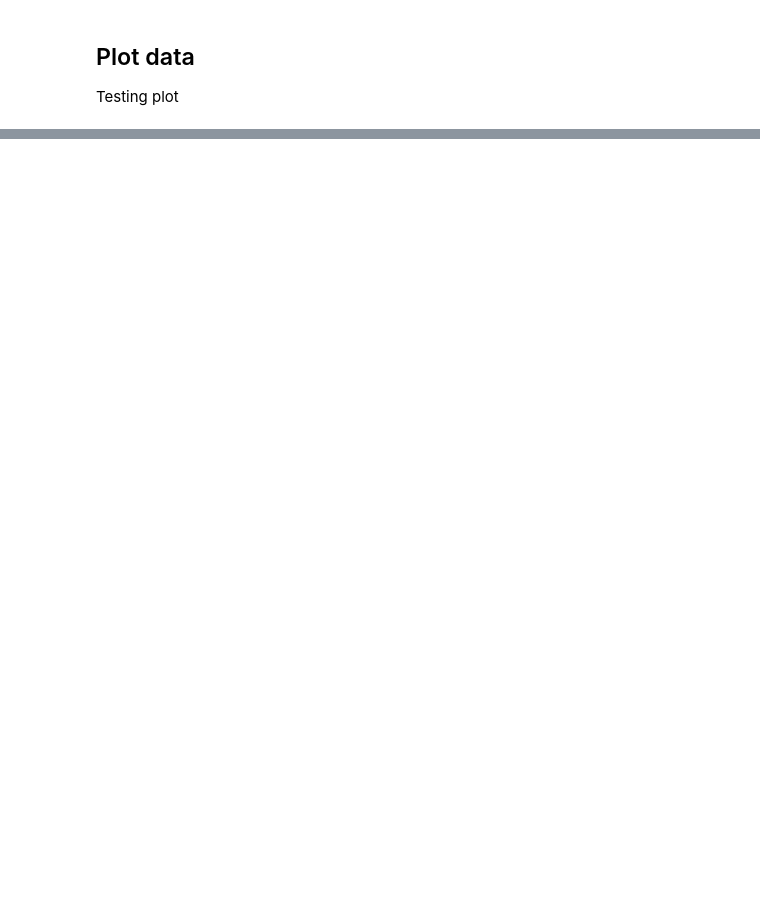
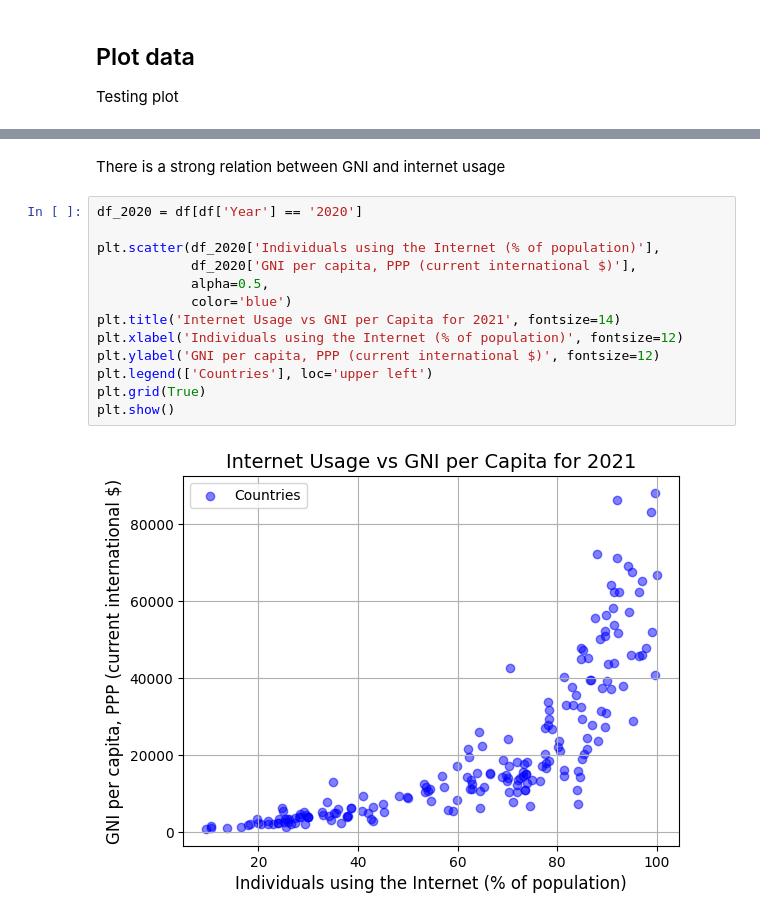
Before and after one commit to anetey-abbey/infoviz, a Jupyter notebook: _sources/docs/notebook.ipynb, the cells around one changed output, grey strips where cells are left out. Cells and saved outputs as stored; diff of their text form; blank space fills up the shorter version.

```diff
--- a/_sources/docs/notebook.ipynb
+++ b/_sources/docs/notebook.ipynb
@@ -95,0 +80,17 @@ plt.show()
+# %% [markdown]
+There is a strong relation between GNI and internet usage
+# %%
+df_2020 = df[df['Year'] == '2020']
+
+plt.scatter(df_2020['Individuals using the Internet (% of population)'],
+            df_2020['GNI per capita, PPP (current international $)'],
+            alpha=0.5,
+            color='blue')
+plt.title('Internet Usage vs GNI per Capita for 2021', fontsize=14)
+plt.xlabel('Individuals using the Internet (% of population)', fontsize=12)
+plt.ylabel('GNI per capita, PPP (current international $)', fontsize=12)
+plt.legend(['Countries'], loc='upper left')
+plt.grid(True)
+plt.show()
+# %% [output]
+[figure, added]
```
Also changed, not shown: parts of 12 cells of this notebook, 10 other files.
